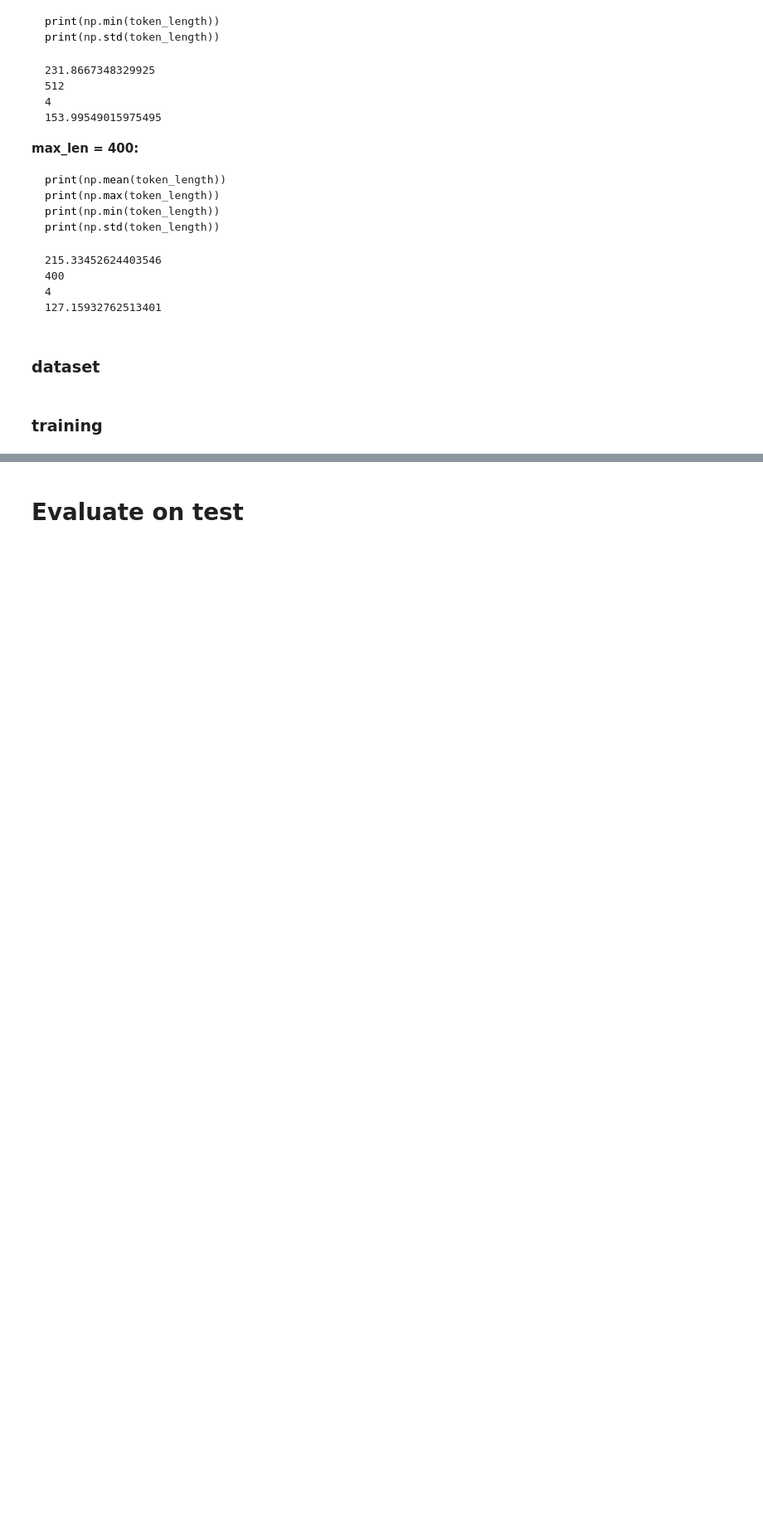
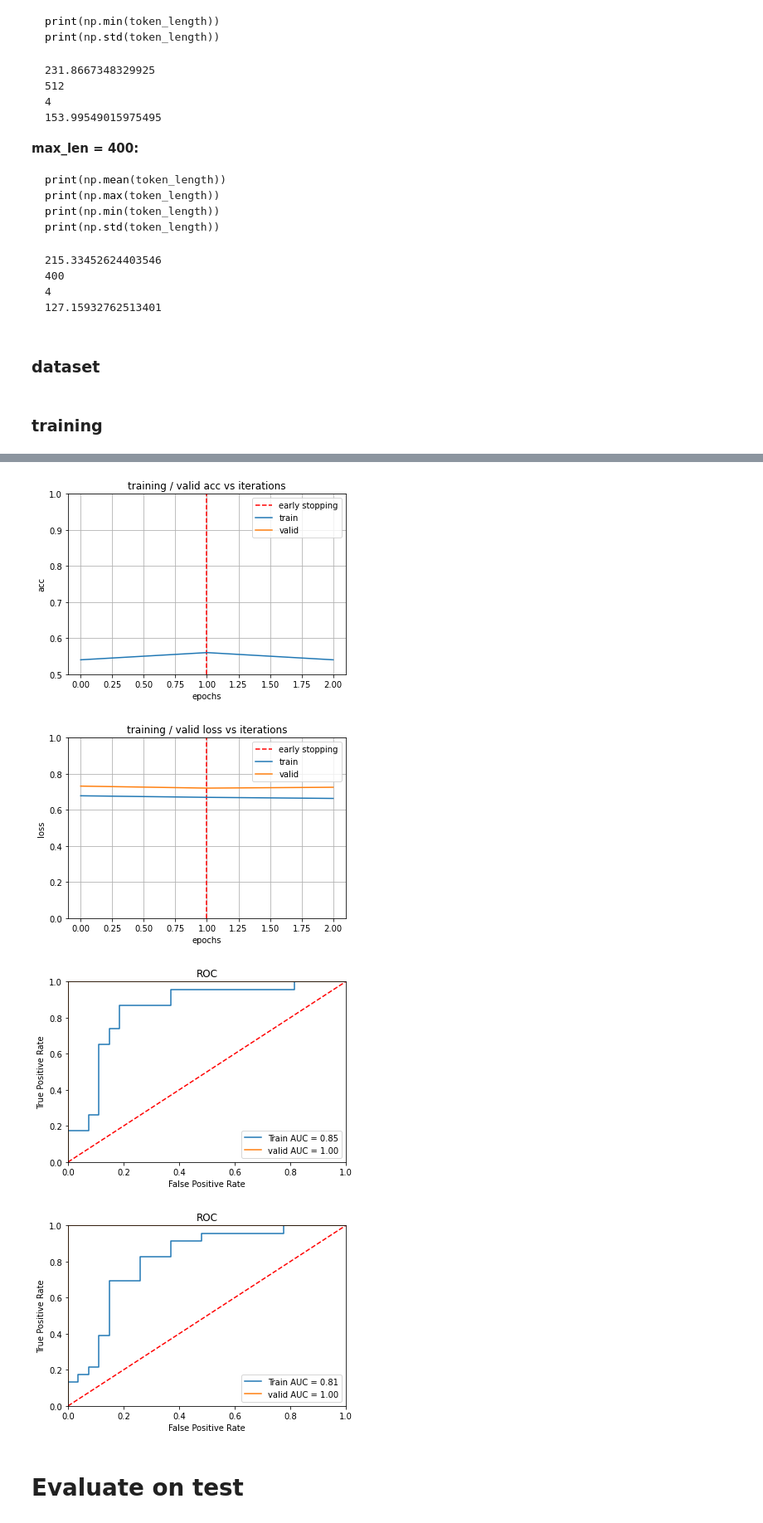
Before and after one commit to maglili/ai_cup-movie_comment, a Jupyter notebook: main.ipynb, the cells around one changed output, grey strips where cells are left out. Shown: that part at 83% size. Drawn from its saved outputs; the diff is of its cells as text; code cells hidden in the pictures; blank space fills up the shorter version.

```diff
--- a/main.ipynb
+++ b/main.ipynb
@@ -413,2 +250,13 @@ plot_figure(history, fig_path, best_epoch)
+# %%
+# plot learning curve
+plot_lr("acc", history, fig_path=fig_path, best_epoch=best_epoch, show=True)
+plot_lr("loss", history, fig_path=fig_path, best_epoch=best_epoch, show=True)
+plot_roc(history, fig_path=fig_path, best_epoch=None, show=True)
+plot_roc(history, fig_path=fig_path, best_epoch=best_epoch, show=True)
+# %% [output]
+[figure, added]
+[figure, added]
+[figure, added]
+[figure, added]
 # %% [markdown]
 # Evaluate on test
```
Also changed, not shown: parts of 45 cells of this notebook, 26 other files.
